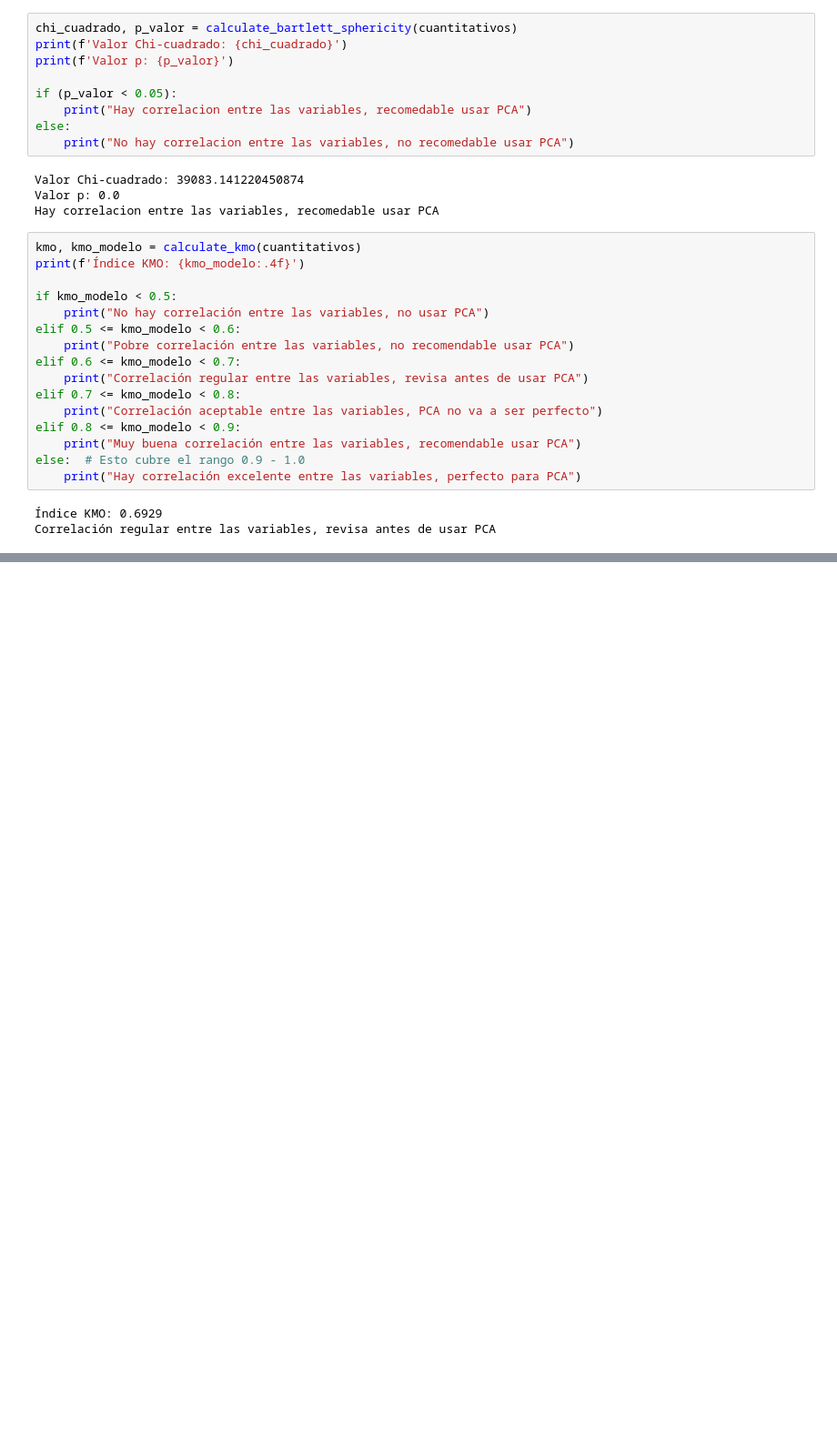
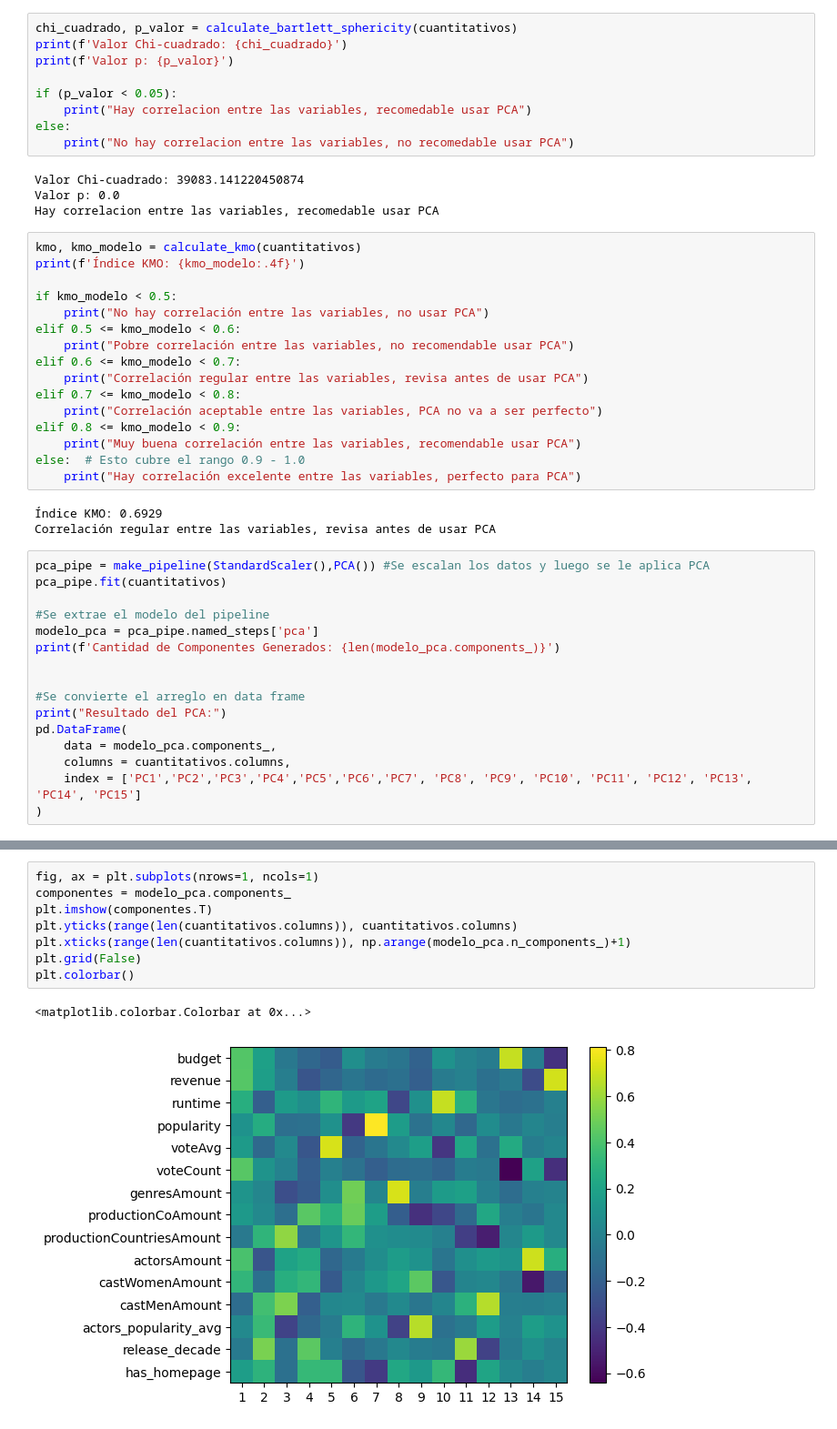
Before and after one commit to DiegoDuaS/Clustering_APriori_PCA, a Jupyter notebook: actividades.ipynb, the cells around one changed output, grey strips where cells are left out. Shown at 91% size. Cells and saved outputs as stored; diff of their text form; blank space fills up the shorter version.

```diff
--- a/actividades.ipynb
+++ b/actividades.ipynb
@@ -303,3 +309,19 @@ else:  # Esto cubre el rango 0.9 - 1.0
 # %% [output]
 Índice KMO: 0.6929
 Correlación regular entre las variables, revisa antes de usar PCA
+# %%
+pca_pipe = make_pipeline(StandardScaler(),PCA()) #Se escalan los datos y luego se le aplica PCA
+pca_pipe.fit(cuantitativos)
+
+#Se extrae el modelo del pipeline
+modelo_pca = pca_pipe.named_steps['pca']
+print(f'Cantidad de Componentes Generados: {len(modelo_pca.components_)}')
+
+
+#Se convierte el arreglo en data frame
+print("Resultado del PCA:")
+pd.DataFrame(
+    data = modelo_pca.components_,
+    columns = cuantitativos.columns,
+    index = ['PC1','PC2','PC3','PC4','PC5','PC6','PC7', 'PC8', 'PC9', 'PC10', 'PC11', 'PC12', 'PC13', 'PC14', 'PC15']
+)
@@ -305,0 +347,11 @@ Correlación regular entre las variables, revisa antes de usar PCA
+# %%
+fig, ax = plt.subplots(nrows=1, ncols=1)
+componentes = modelo_pca.components_
+plt.imshow(componentes.T)
+plt.yticks(range(len(cuantitativos.columns)), cuantitativos.columns)
+plt.xticks(range(len(cuantitativos.columns)), np.arange(modelo_pca.n_components_)+1)
+plt.grid(False)
+plt.colorbar()
+# %% [output]
+<matplotlib.colorbar.Colorbar at 0x...>
+[figure, added]
```
Also changed, not shown: parts of 9 cells of this notebook.
